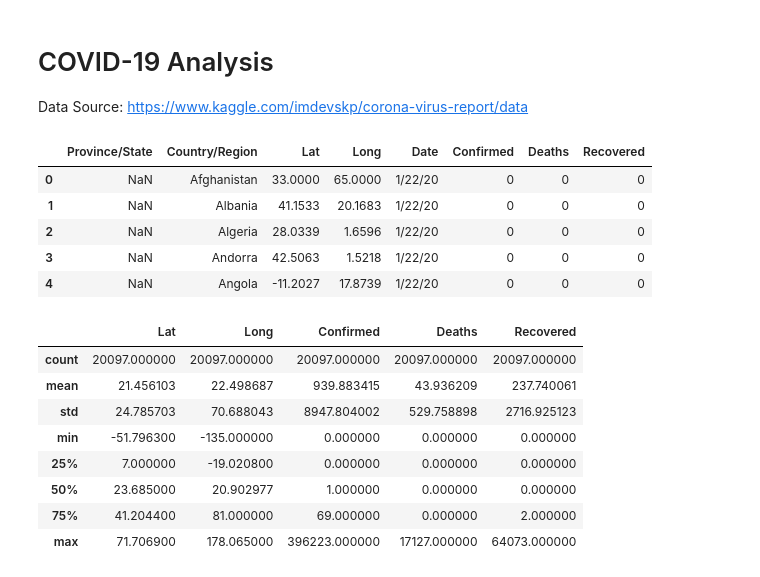
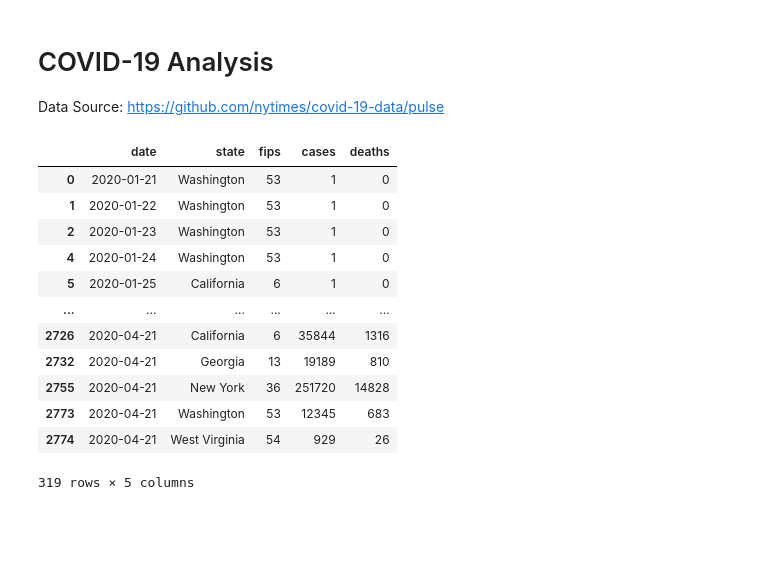
Before and after one commit to Cat-exe/careem-19, a Jupyter notebook: analysis.ipynb, the cells around one changed output. Saved outputs shown, nothing was run; the diff lists cells and outputs as text; code cells hidden in the pictures; blank space fills up the shorter version.

```diff
--- a/analysis.ipynb
+++ b/analysis.ipynb
@@ -1,3 +1,3 @@
 # %% [markdown]
 # COVID-19 Analysis
-Data Source: https://www.kaggle.com/imdevskp/corona-virus-report/data
+Data Source: https://github.com/nytimes/covid-19-data/pulse
@@ -10,23 +11,22 @@ df = pd.read_csv("covid_19_clean_complete.csv")
+# %%
+#Reading in dataset and selecting data.
+df = pd.read_csv("https://raw.githubusercontent.com/nytimes/covid-19-data/master/us-states.csv", parse_dates=['date'])
+states = ["New York", "Washington", "California", "West Virginia", "Georgia"]
+df = df[df["state"].isin(states)]
 # %%
 #Displaying first 5 rows
-df.head()
+df.head(-5)
 # %% [output]
-|  | Province/State | Country/Region | Lat | Long | Date | Confirmed | Deaths | Recovered |
-| 0 | NaN | Afghanistan | 33.0000 | 65.0000 | 1/22/20 | 0 | 0 | 0 |
-| 1 | NaN | Albania | 41.1533 | 20.1683 | 1/22/20 | 0 | 0 | 0 |
-| 2 | NaN | Algeria | 28.0339 | 1.6596 | 1/22/20 | 0 | 0 | 0 |
-| 3 | NaN | Andorra | 42.5063 | 1.5218 | 1/22/20 | 0 | 0 | 0 |
-| 4 | NaN | Angola | -11.2027 | 17.8739 | 1/22/20 | 0 | 0 | 0 |
+|  | date | state | fips | cases | deaths |
+| 0 | 2020-01-21 | Washington | 53 | 1 | 0 |
+| 1 | 2020-01-22 | Washington | 53 | 1 | 0 |
+| 2 | 2020-01-23 | Washington | 53 | 1 | 0 |
+| 4 | 2020-01-24 | Washington | 53 | 1 | 0 |
+| 5 | 2020-01-25 | California | 6 | 1 | 0 |
+| ... | ... | ... | ... | ... | ... |
+| 2726 | 2020-04-21 | California | 6 | 35844 | 1316 |
+| 2732 | 2020-04-21 | Georgia | 13 | 19189 | 810 |
+| 2755 | 2020-04-21 | New York | 36 | 251720 | 14828 |
+| 2773 | 2020-04-21 | Washington | 53 | 12345 | 683 |
+| 2774 | 2020-04-21 | West Virginia | 54 | 929 | 26 |
+319 rows × 5 columns
-# %%
-#Some statistics
-df.describe()
-# %% [output]
-|  | Lat | Long | Confirmed | Deaths | Recovered |
-| count | 20097.000000 | 20097.000000 | 20097.000000 | 20097.000000 | 20097.000000 |
-| mean | 21.456103 | 22.498687 | 939.883415 | 43.936209 | 237.740061 |
-| std | 24.785703 | 70.688043 | 8947.804002 | 529.758898 | 2716.925123 |
-| min | -51.796300 | -135.000000 | 0.000000 | 0.000000 | 0.000000 |
-| 25% | 7.000000 | -19.020800 | 0.000000 | 0.000000 | 0.000000 |
-| 50% | 23.685000 | 20.902977 | 1.000000 | 0.000000 | 0.000000 |
-| 75% | 41.204400 | 81.000000 | 69.000000 | 0.000000 | 2.000000 |
-| max | 71.706900 | 178.065000 | 396223.000000 | 17127.000000 | 64073.000000 |
```
Also changed, not shown: parts of 7 cells of this notebook, 1 other file.
